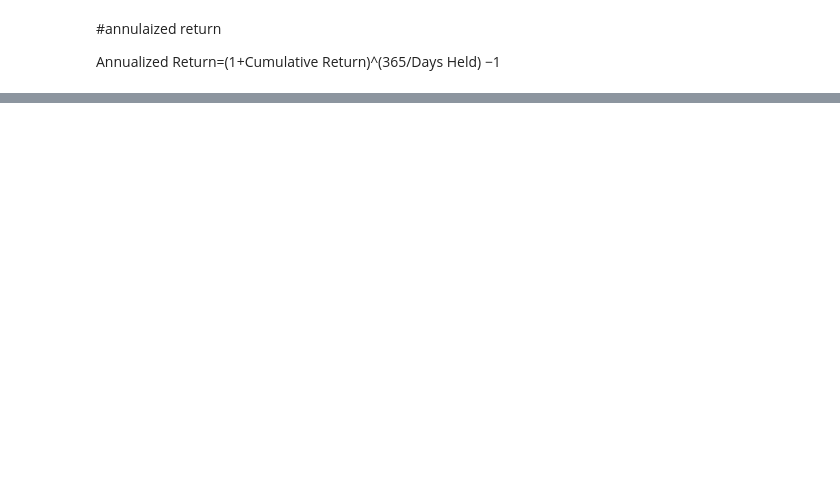
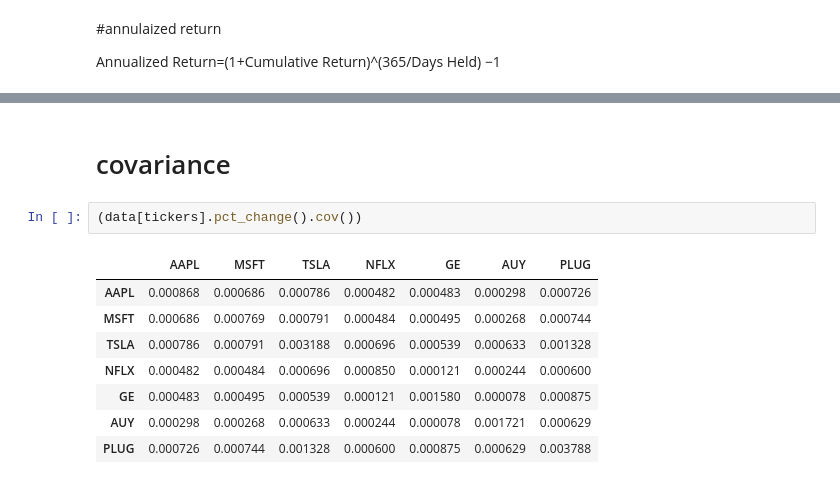
Before and after one commit to CCNY-Analytics-and-Quant/group_proj_jenifer_and_Huihuang-, a Jupyter notebook: project1_jeniferV.ipynb, the cells around one changed output, grey strips where cells are left out. Drawn from its saved outputs; the diff is of its cells as text; blank space fills up the shorter version.

```diff
--- a/project1_jeniferV.ipynb
+++ b/project1_jeniferV.ipynb
@@ -137,0 +173,13 @@ risk_table
+# %% [markdown]
+# covariance
+# %%
+(data[tickers].pct_change().cov())
+# %% [output]
+|  | AAPL | MSFT | TSLA | NFLX | GE | AUY | PLUG |
+| AAPL | 0.000868 | 0.000686 | 0.000786 | 0.000482 | 0.000483 | 0.000298 | 0.000726 |
+| MSFT | 0.000686 | 0.000769 | 0.000791 | 0.000484 | 0.000495 | 0.000268 | 0.000744 |
+| TSLA | 0.000786 | 0.000791 | 0.003188 | 0.000696 | 0.000539 | 0.000633 | 0.001328 |
+| NFLX | 0.000482 | 0.000484 | 0.000696 | 0.000850 | 0.000121 | 0.000244 | 0.000600 |
+| GE | 0.000483 | 0.000495 | 0.000539 | 0.000121 | 0.001580 | 0.000078 | 0.000875 |
+| AUY | 0.000298 | 0.000268 | 0.000633 | 0.000244 | 0.000078 | 0.001721 | 0.000629 |
+| PLUG | 0.000726 | 0.000744 | 0.001328 | 0.000600 | 0.000875 | 0.000629 | 0.003788 |
```
Also changed, not shown: parts of 21 cells of this notebook.
